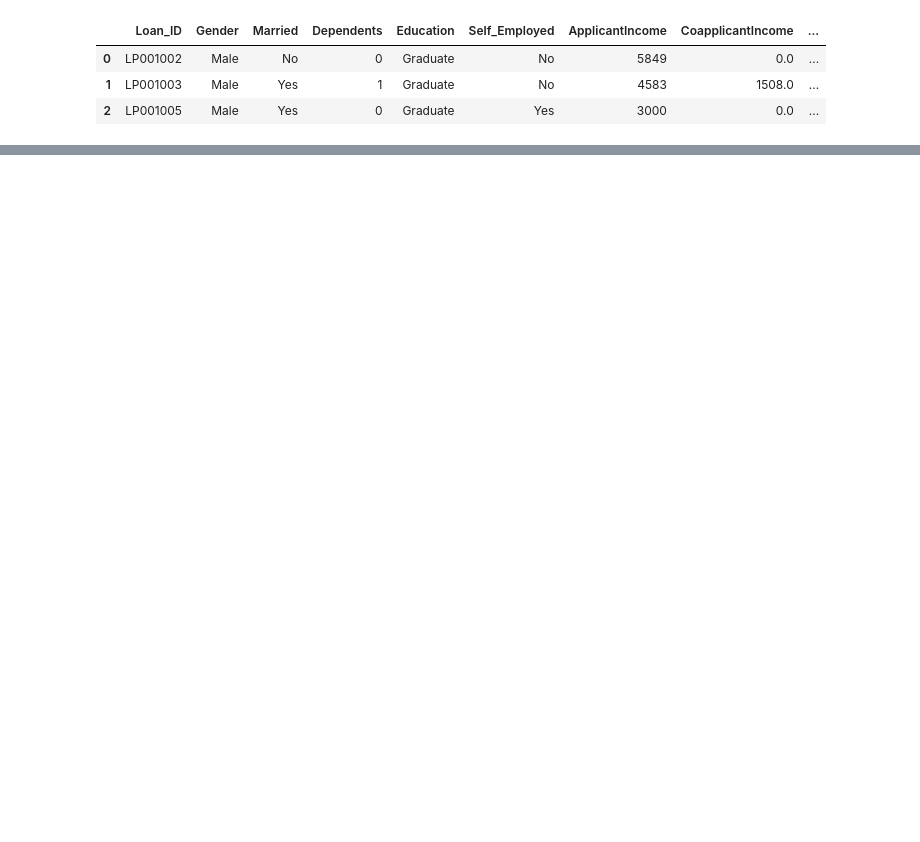
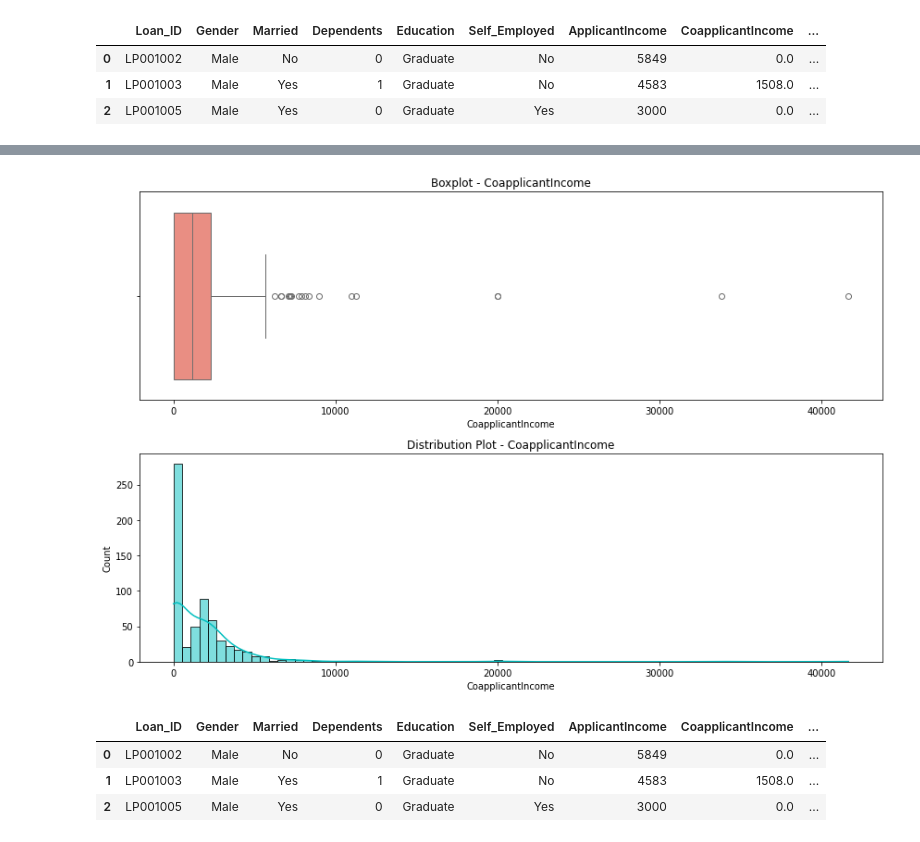
Before and after one commit to praveensinghaws/Python, a Jupyter notebook: wsCubeTech/Data Cleaning/13. What is Feature Scaling Normalization.ipynb, the cells around one changed output, grey strips where cells are left out. Drawn from its saved outputs; the diff is of its cells as text; code cells hidden in the pictures; blank space fills up the shorter version.

Commit message:
Done Data Cleaning

```diff
--- a/wsCubeTech/Data Cleaning/13. What is Feature Scaling Normalization.ipynb
+++ b/wsCubeTech/Data Cleaning/13. What is Feature Scaling Normalization.ipynb
@@ -22,0 +42,37 @@ df.head(3)
+# %%
+# Create subplots with 2 rows and 1 column
+fig, axes = plt.subplots(2, 1, figsize=(12, 8))
+
+# Boxplot for the "CoapplicantIncome" column with a different color
+sns.boxplot(x="CoapplicantIncome", data=df, ax=axes[0], color="salmon")
+axes[0].set_title("Boxplot - CoapplicantIncome")
+
+# Distribution plot for the "CoapplicantIncome" column with a different color
+sns.histplot(df["CoapplicantIncome"], ax=axes[1], kde=True, color="c")
+axes[1].set_title("Distribution Plot - CoapplicantIncome")
+
+# Adjust layout for better spacing
+plt.tight_layout()
+plt.show()
+# %% [output]
+[figure, added]
+# %%
+# Importing the MinMaxScaler from scikit-learn
+from sklearn.preprocessing import MinMaxScaler
+
+# Creating an instance of MinMaxScaler
+ms = MinMaxScaler()
+
+# Fitting the MinMaxScaler on the "CoapplicantIncome" column
+ms.fit(df[["CoapplicantIncome"]])
+
+# Transforming the data and creating a new column "CoapplicantIncome_Min_Max"
+df["CoapplicantIncome_Min_Max"] = ms.transform(df[["CoapplicantIncome"]])
+
+# Displaying the first three rows of the DataFrame
+df.head(3)
+# %% [output]
+|  | Loan_ID | Gender | Married | Dependents | Education | Self_Employed | ApplicantIncome | CoapplicantIncome | ... |
+| 0 | LP001002 | Male | No | 0 | Graduate | No | 5849 | 0.0 | ... |
+| 1 | LP001003 | Male | Yes | 1 | Graduate | No | 4583 | 1508.0 | ... |
+| 2 | LP001005 | Male | Yes | 0 | Graduate | Yes | 3000 | 0.0 | ... |
```
Also changed, not shown: parts of 3 cells of this notebook, 1 other file.
